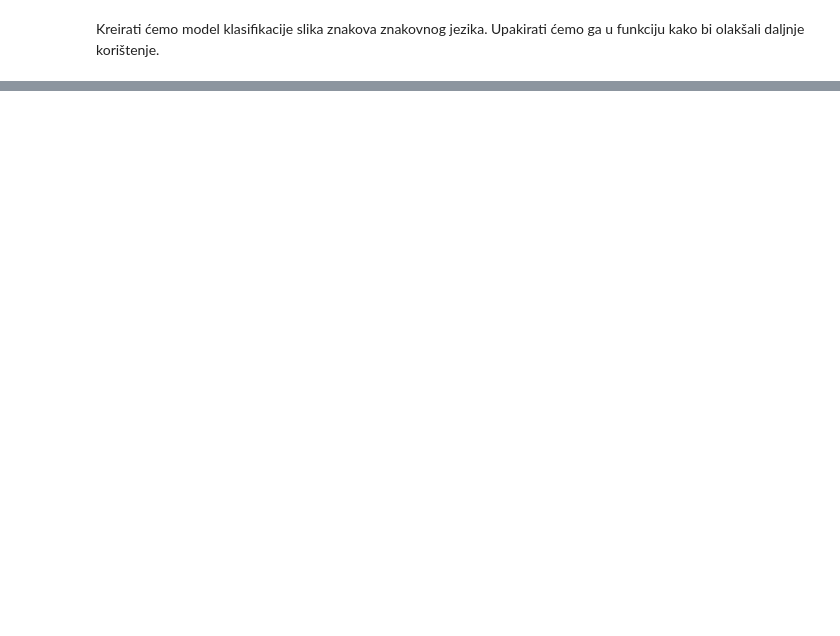
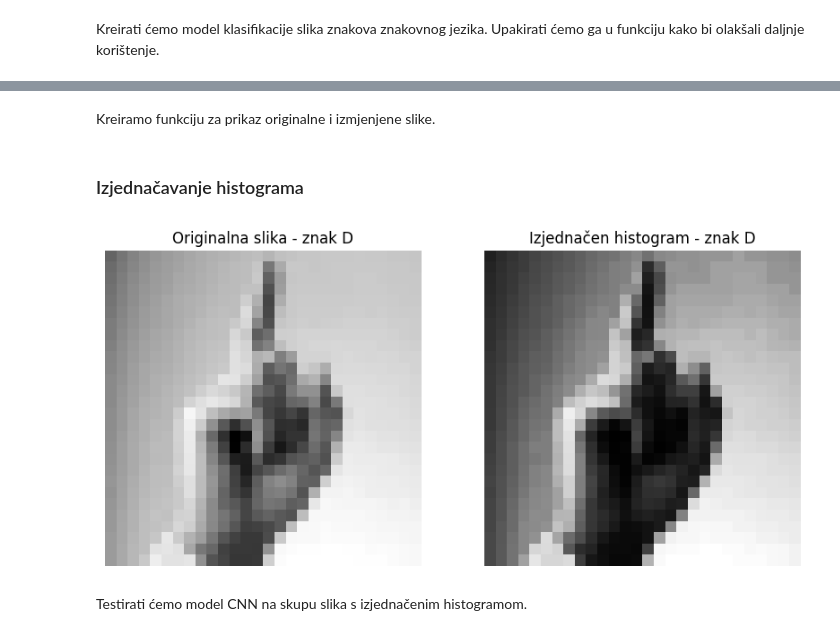
Before and after one commit to JaksicMateo/Sign-Language-Classification, a Jupyter notebook: project.ipynb, the cells around one changed output, grey strips where cells are left out. Saved outputs shown, nothing was run; the diff lists cells and outputs as text; code cells hidden in the pictures; blank space fills up the shorter version.

```diff
--- a/project.ipynb
+++ b/project.ipynb
@@ -83 +106,4 @@ axs[2].set_title(f"Znak {get_label(y_train, 10000)}");
+# %%
+X_train = X_train / 255.0
+X_test = X_test / 255.0
 # %% [markdown]
@@ -119,0 +242,36 @@ Epoch 5/5
+# %% [markdown]
+Kreiramo funkciju za prikaz originalne i izmjenjene slike.
+# %%
+def prikazi_slike(original, changed, original_naziv, changed_naziv):
+    fig, axs = plt.subplots(1, 2, figsize=(10, 5))
+
+    axs[0].imshow(original, cmap="gray")
+    axs[0].set_title(original_naziv)
+    axs[0].axis("off")
+
+    axs[1].imshow(changed, cmap="gray")
+    axs[1].set_title(changed_naziv)
+    axs[1].axis("off")
+# %% [markdown]
+### Izjednačavanje histograma
+# %%
+X_train_histogram_equalization = []
+for image in X_train:
+    cdf, bin_centers = skimage.exposure.cumulative_distribution(image)
+    equalized = skimage.img_as_ubyte(np.interp(image, bin_centers, cdf))
+    X_train_histogram_equalization.append(equalized)
+
+X_test_histogram_equalization = []
+for image in X_test:
+    cdf, bin_centers = skimage.exposure.cumulative_distribution(image)
+    equalized = skimage.img_as_ubyte(np.interp(image, bin_centers, cdf))
+    X_test_histogram_equalization.append(equalized)
+
+X_train_histogram_equalization = np.array(X_train_histogram_equalization)
+X_test_histogram_equalization = np.array(X_test_histogram_equalization)
+# %%
+prikazi_slike(X_train[0], X_train_histogram_equalization[0], f"Originalna slika - znak {get_label(y_train, 0)}", f"Izjednačen histogram - znak {get_label(y_train, 0)}")
+# %% [output]
+[figure, added]
+# %% [markdown]
+Testirati ćemo model CNN na skupu slika s izjednačenim histogramom.
```
Also changed, not shown: parts of 38 cells of this notebook.
